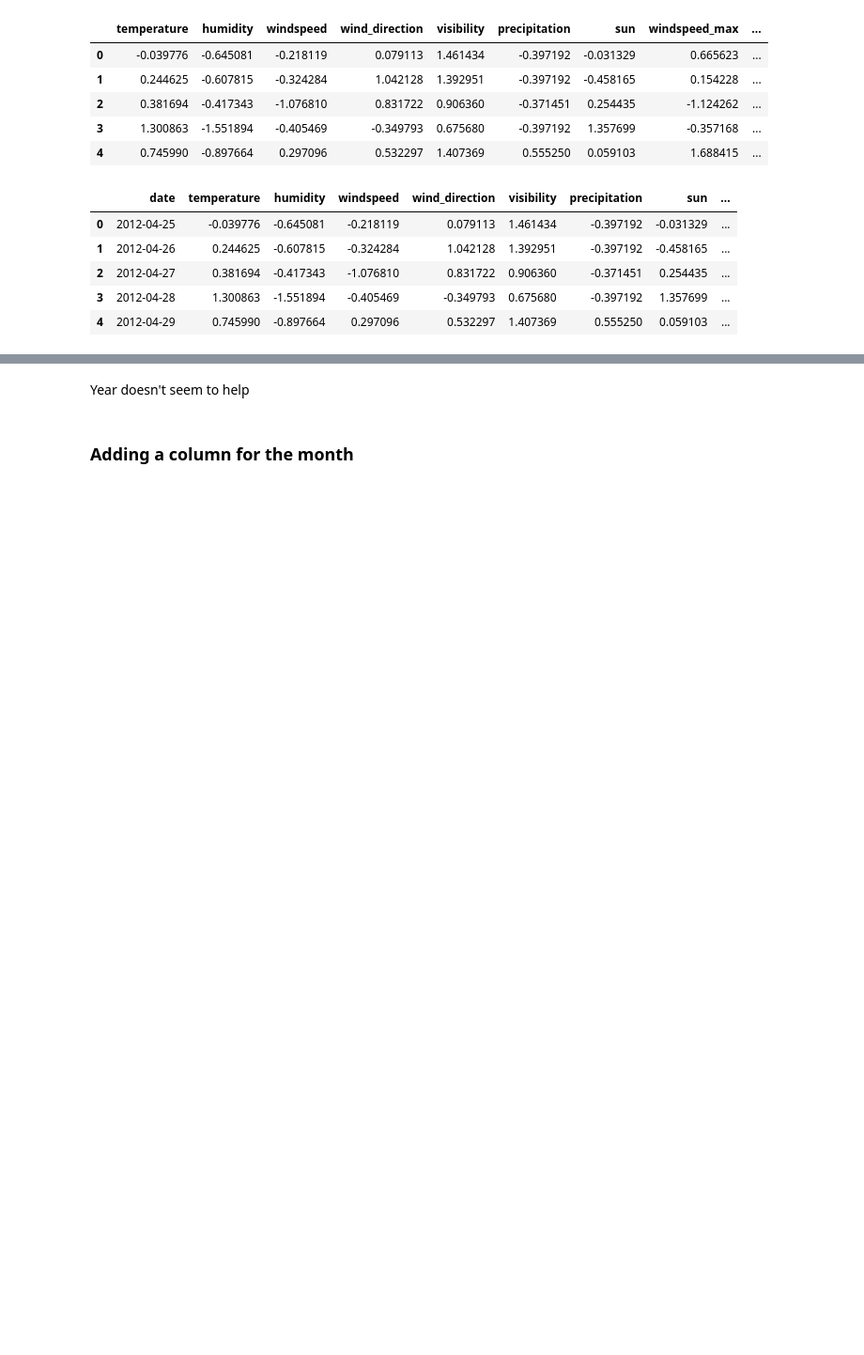
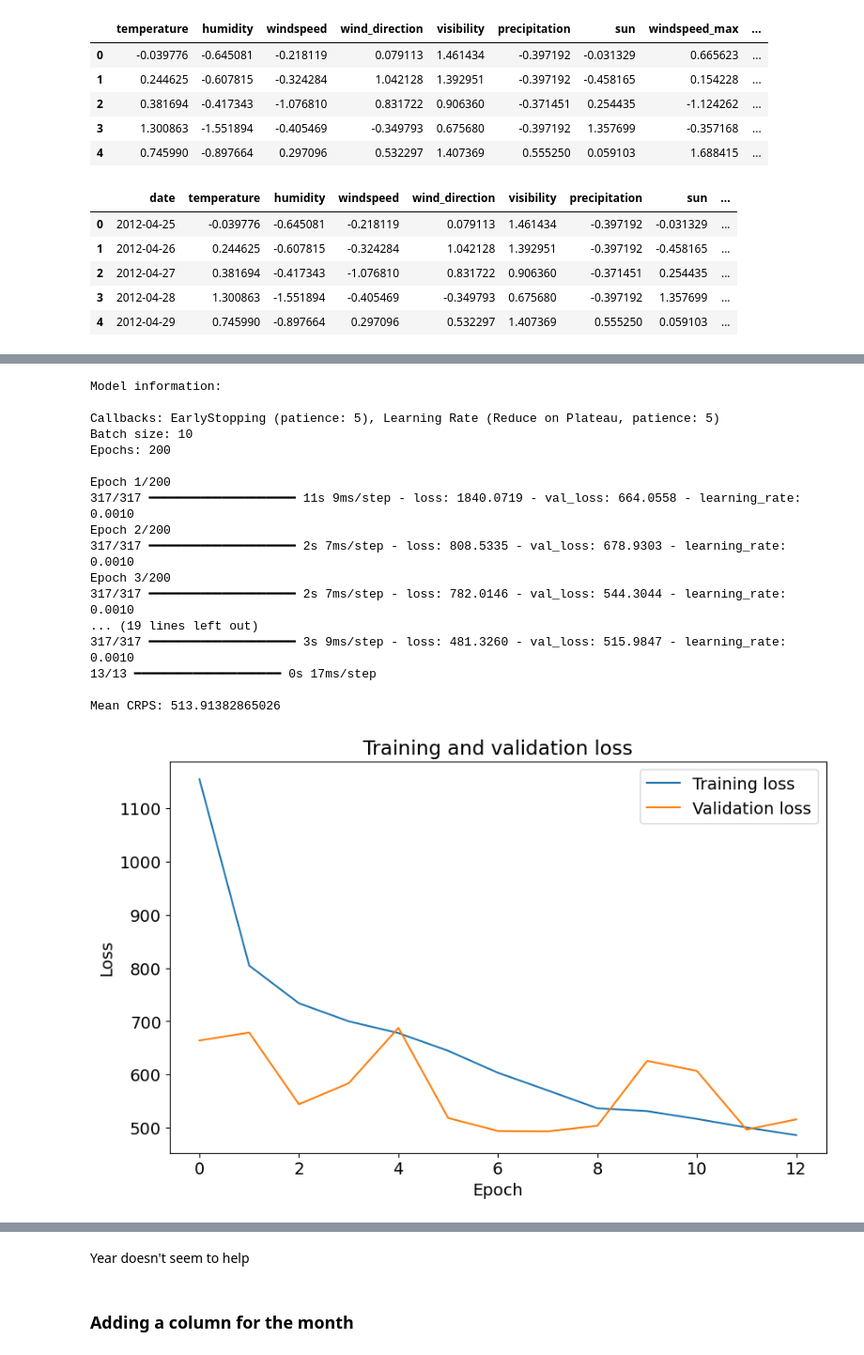
Before and after one commit to AnnaStiegler/Probabilistic-Forecasting-of-Bicycle-Counts-in-Karlsruhe-with-Neural-Networks, a Jupyter notebook: Code/(07) Feature_Importance_manual_testing.ipynb, the cells around one changed output, grey strips where cells are left out. Shown at 94% size. Saved outputs shown, nothing was run; the diff lists cells and outputs as text; code cells hidden in the pictures; blank space fills up the shorter version.

```diff
--- a/Code/(07) Feature_Importance_manual_testing.ipynb
+++ b/Code/(07) Feature_Importance_manual_testing.ipynb
@@ -387,7 +387,26 @@ model12 = build_baseline_model(X_train_num.shape[1])
     'school_holiday_indicator', 'public_holiday_indicator',
     'holiday_indicator', 'is_workday', 'season', 'day_of_week'
 # %%
-#model12, mean_crps12, history12, predicted_means_std12 = process_model(model12, X_train=X_train_num, X_valid=X_valid_num, X_test=X_test_num, epochs = 200)
+model12, mean_crps12, history12, predicted_means_std12 = process_model(model12, X_train=X_train_num, X_valid=X_valid_num, X_test=X_test_num, epochs = 200)
+# %% [output]
+Model information:
+
+Callbacks: EarlyStopping (patience: 5), Learning Rate (Reduce on Plateau, patience: 5)
+Batch size: 10
+Epochs: 200
+
+Epoch 1/200
+317/317 ━━━━━━━━━━━━━━━━━━━━ 11s 9ms/step - loss: 1840.0719 - val_loss: 664.0558 - learning_rate: 0.0010
+Epoch 2/200
+317/317 ━━━━━━━━━━━━━━━━━━━━ 2s 7ms/step - loss: 808.5335 - val_loss: 678.9303 - learning_rate: 0.0010
+Epoch 3/200
+317/317 ━━━━━━━━━━━━━━━━━━━━ 2s 7ms/step - loss: 782.0146 - val_loss: 544.3044 - learning_rate: 0.0010
+... (19 lines left out)
+317/317 ━━━━━━━━━━━━━━━━━━━━ 3s 9ms/step - loss: 481.3260 - val_loss: 515.9847 - learning_rate: 0.0010
+13/13 ━━━━━━━━━━━━━━━━━━━━ 0s 17ms/step
+
+Mean CRPS: 513.91382865026
+[figure, added]
 # %%
 model12a = build_baseline_model2(X_train_num.shape[1])
 # %% [output]
```
Also changed, not shown: parts of 94 cells of this notebook, 36 other files.
